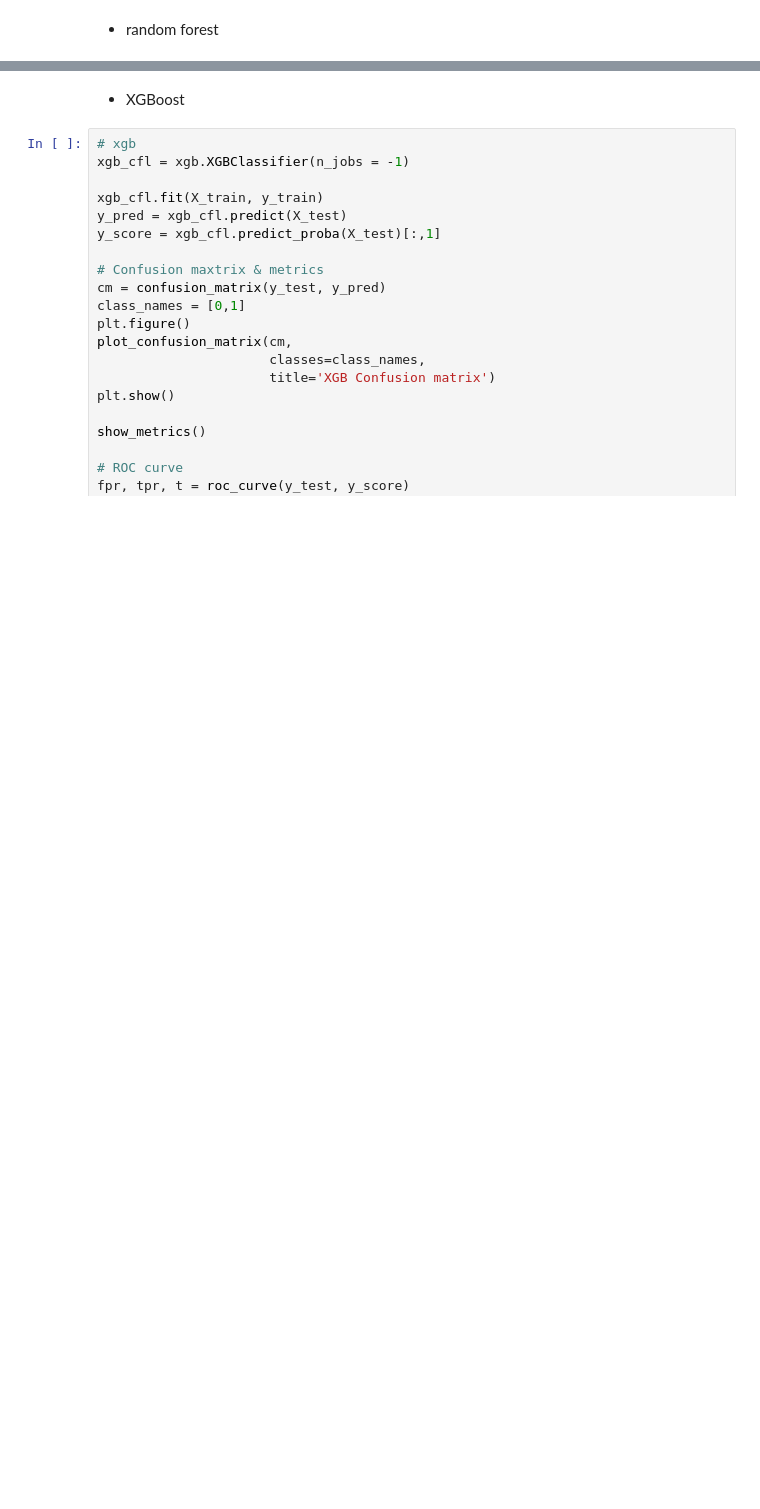
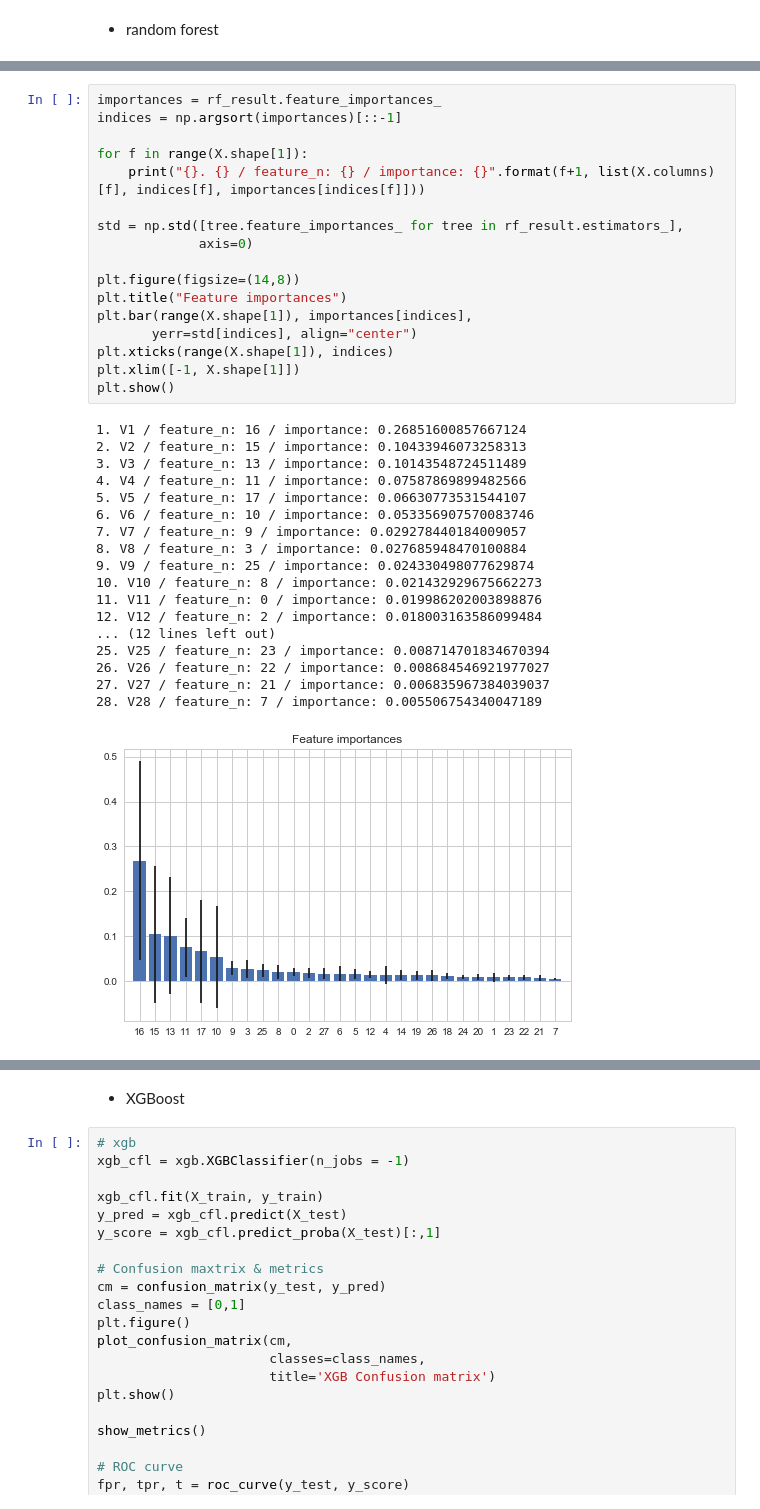
Before and after one commit to lovablebaby/cardFraudDetection, a Jupyter notebook: cardFraudDetection.ipynb, the cells around one changed output, grey strips where cells are left out. Cells and saved outputs as stored; diff of their text form; blank space fills up the shorter version.

Commit message:
add feature importance

```diff
--- a/cardFraudDetection.ipynb
+++ b/cardFraudDetection.ipynb
@@ -465,0 +467,36 @@ F1_score  =     0.831
+# %%
+importances = rf_result.feature_importances_
+indices = np.argsort(importances)[::-1]
+
+for f in range(X.shape[1]):
+    print("{}. {} / feature_n: {} / importance: {}".format(f+1, list(X.columns)[f], indices[f], importances[indices[f]]))
+
+std = np.std([tree.feature_importances_ for tree in rf_result.estimators_],
+             axis=0)
+
+plt.figure(figsize=(14,8))
+plt.title("Feature importances")
+plt.bar(range(X.shape[1]), importances[indices],
+       yerr=std[indices], align="center")
+plt.xticks(range(X.shape[1]), indices)
+plt.xlim([-1, X.shape[1]])
+plt.show()
+# %% [output]
+1. V1 / feature_n: 16 / importance: 0.26851600857667124
+2. V2 / feature_n: 15 / importance: 0.10433946073258313
+3. V3 / feature_n: 13 / importance: 0.10143548724511489
+4. V4 / feature_n: 11 / importance: 0.07587869899482566
+5. V5 / feature_n: 17 / importance: 0.06630773531544107
+6. V6 / feature_n: 10 / importance: 0.053356907570083746
+7. V7 / feature_n: 9 / importance: 0.029278440184009057
+8. V8 / feature_n: 3 / importance: 0.027685948470100884
+9. V9 / feature_n: 25 / importance: 0.024330498077629874
+10. V10 / feature_n: 8 / importance: 0.021432929675662273
+11. V11 / feature_n: 0 / importance: 0.019986202003898876
+12. V12 / feature_n: 2 / importance: 0.018003163586099484
+... (12 lines left out)
+25. V25 / feature_n: 23 / importance: 0.008714701834670394
+26. V26 / feature_n: 22 / importance: 0.008684546921977027
+27. V27 / feature_n: 21 / importance: 0.006835967384039037
+28. V28 / feature_n: 7 / importance: 0.005506754340047189
+[figure, added]
```
Also changed, not shown: parts of 13 cells of this notebook.
